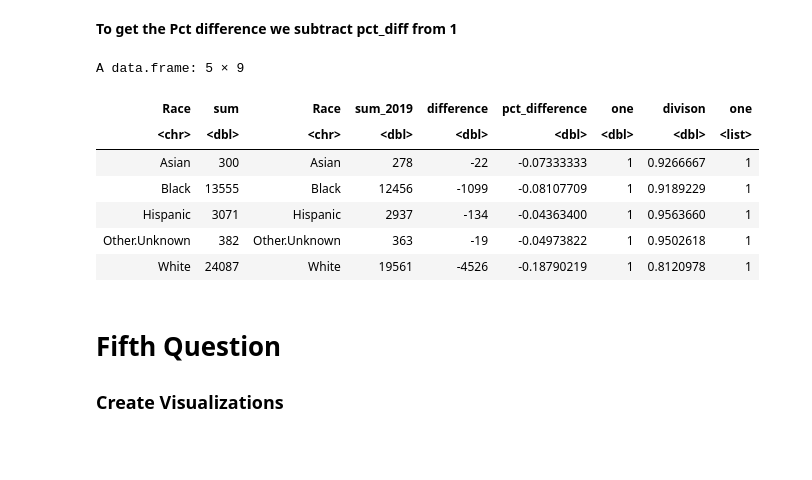
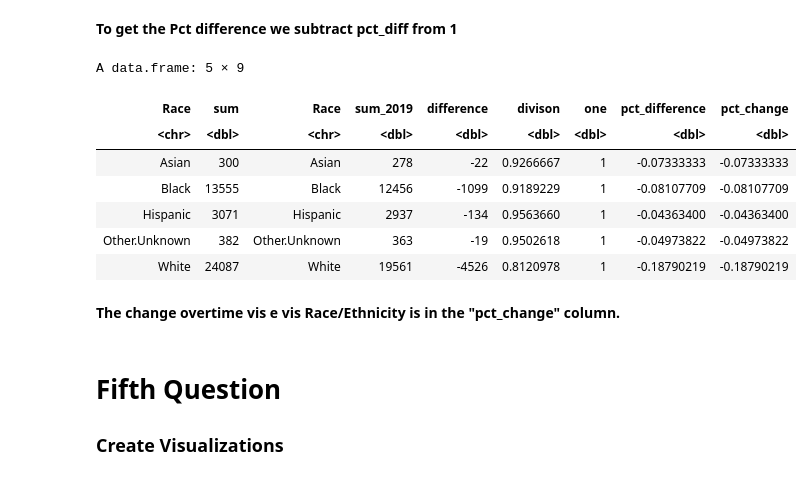
Before and after one commit to JF11579/New-Stuff, a Jupyter notebook: CGR_5.ipynb, the cells around one changed output. Saved outputs shown, nothing was run; the diff lists cells and outputs as text; code cells hidden in the pictures; blank space fills up the shorter version.

```diff
--- a/CGR_5.ipynb
+++ b/CGR_5.ipynb
@@ -333,17 +327,20 @@ new_data$one <- as.numeric(new_data$one)
 # %% [markdown]
 **To get the Pct difference we subtract pct_diff from 1**
 # %%
-new_data$pct_difference <- (new_data$one - new_data$divison)*-1
+new_data$pct_change <- ((new_data$one - new_data$divison)*-1)
+
 new_data
 # %% [output]
 A data.frame: 5 × 9
-| Race | sum | Race | sum_2019 | difference | pct_difference | one | divison | one |
-| <chr> | <dbl> | <chr> | <dbl> | <dbl> | <dbl> | <dbl> | <dbl> | <list> |
-| Asian | 300 | Asian | 278 | -22 | -0.07333333 | 1 | 0.9266667 | 1 |
-| Black | 13555 | Black | 12456 | -1099 | -0.08107709 | 1 | 0.9189229 | 1 |
-| Hispanic | 3071 | Hispanic | 2937 | -134 | -0.04363400 | 1 | 0.9563660 | 1 |
-| Other.Unknown | 382 | Other.Unknown | 363 | -19 | -0.04973822 | 1 | 0.9502618 | 1 |
-| White | 24087 | White | 19561 | -4526 | -0.18790219 | 1 | 0.8120978 | 1 |
+| Race | sum | Race | sum_2019 | difference | divison | one | pct_difference | pct_change |
+| <chr> | <dbl> | <chr> | <dbl> | <dbl> | <dbl> | <dbl> | <dbl> | <dbl> |
+| Asian | 300 | Asian | 278 | -22 | 0.9266667 | 1 | -0.07333333 | -0.07333333 |
+| Black | 13555 | Black | 12456 | -1099 | 0.9189229 | 1 | -0.08107709 | -0.08107709 |
+| Hispanic | 3071 | Hispanic | 2937 | -134 | 0.9563660 | 1 | -0.04363400 | -0.04363400 |
+| Other.Unknown | 382 | Other.Unknown | 363 | -19 | 0.9502618 | 1 | -0.04973822 | -0.04973822 |
+| White | 24087 | White | 19561 | -4526 | 0.8120978 | 1 | -0.18790219 | -0.18790219 |
+# %% [markdown]
+**The change overtime vis e vis Race/Ethnicity is in the "pct_change" column.**
 # %% [markdown]
 #  Fifth Question
 
```
Also changed, not shown: parts of 31 cells of this notebook.
